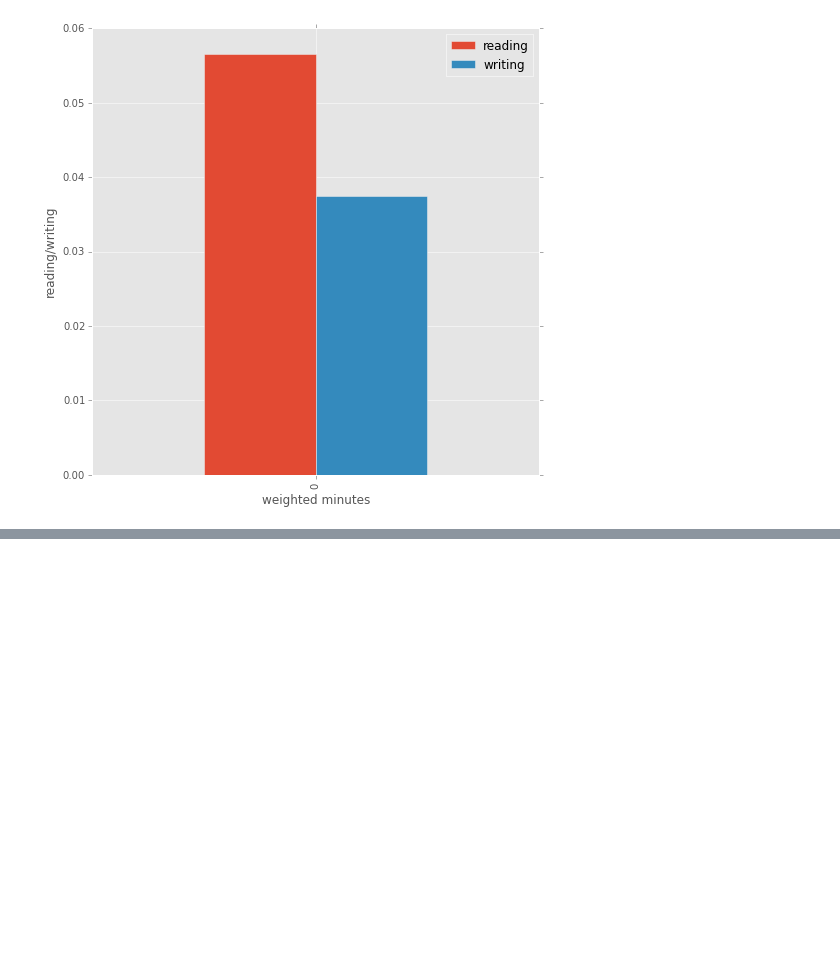
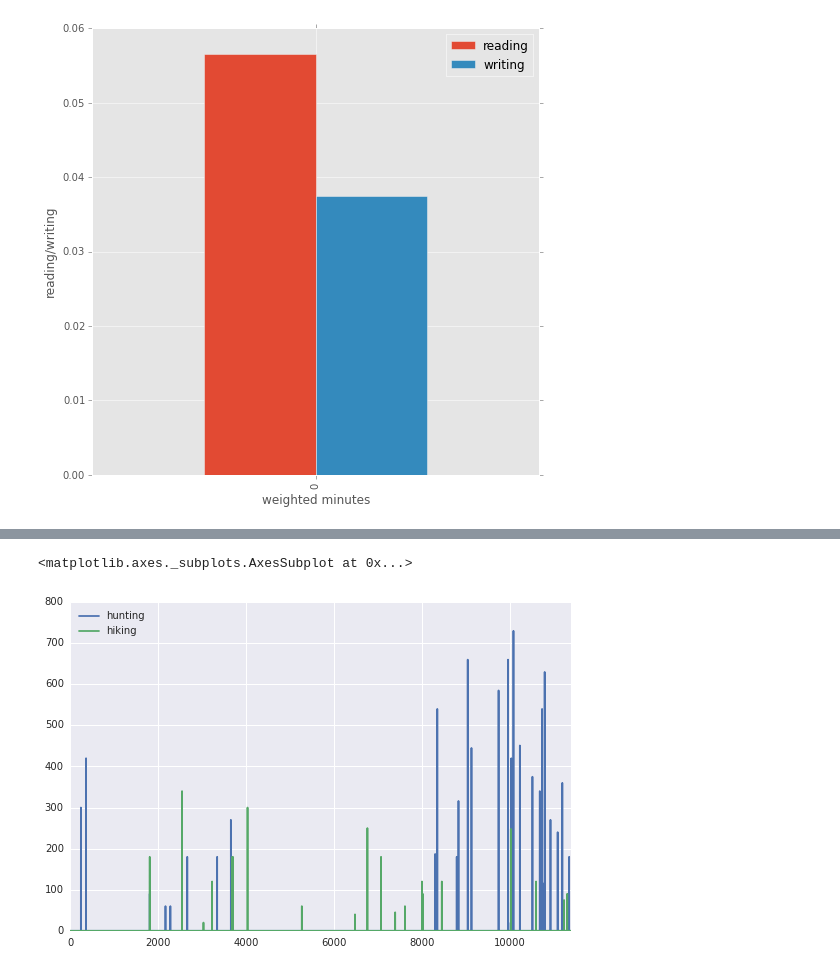
Before and after one commit to pjpassa/atus-analysis-system, a Jupyter notebook: Test Notebook 1.ipynb, the cells around one changed output, grey strips where cells are left out. Saved outputs shown, nothing was run; the diff lists cells and outputs as text; code cells hidden in the pictures; blank space fills up the shorter version.

```diff
--- a/Test Notebook 1.ipynb
+++ b/Test Notebook 1.ipynb
@@ -254,0 +365,6 @@ Want a grid True/FalseTrue
+# %%
+a, b = line_chart_test
+a.plot()
+# %% [output]
+<matplotlib.axes._subplots.AxesSubplot at 0x...>
+[figure, added]
```
Also changed, not shown: parts of 18 cells of this notebook, 1 other file.
